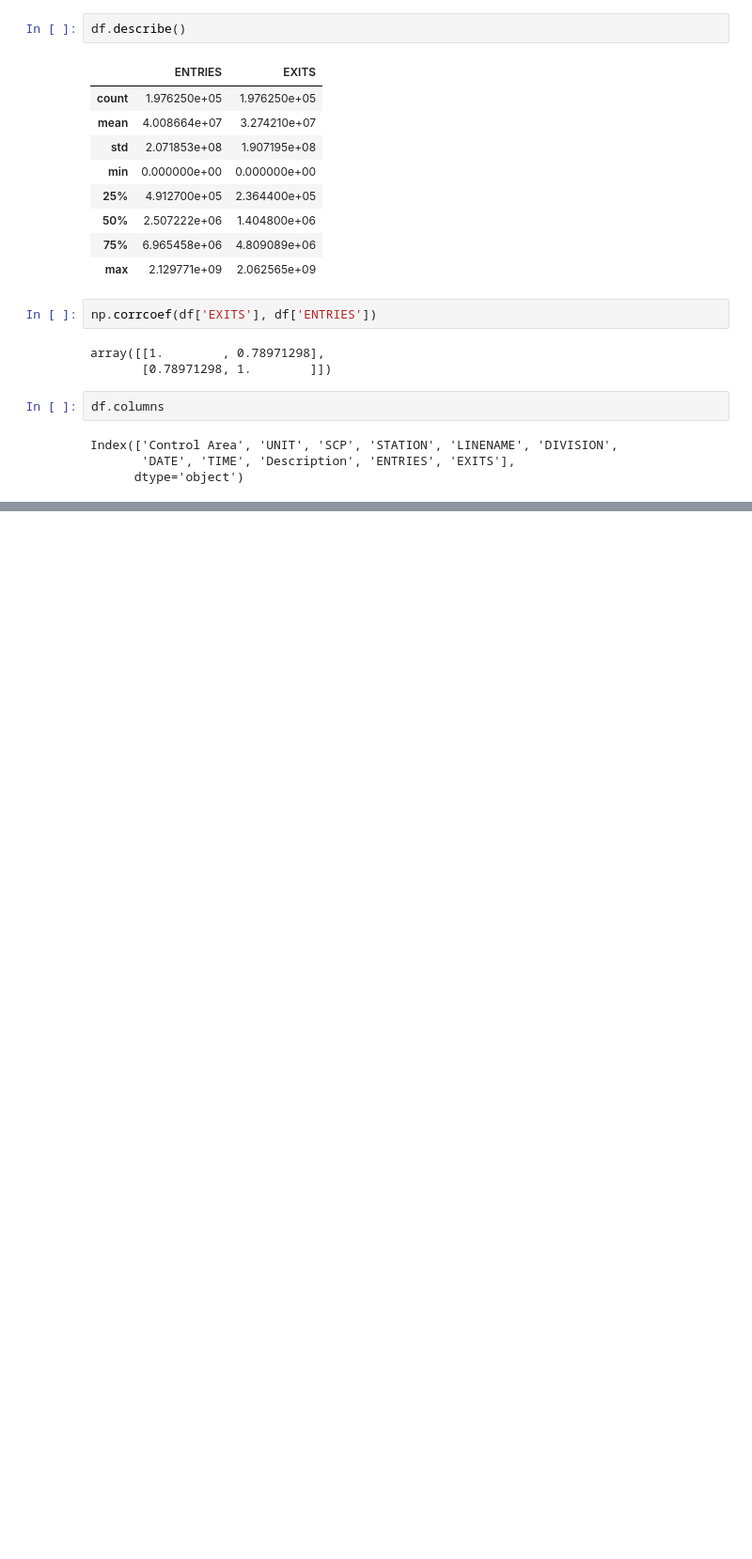
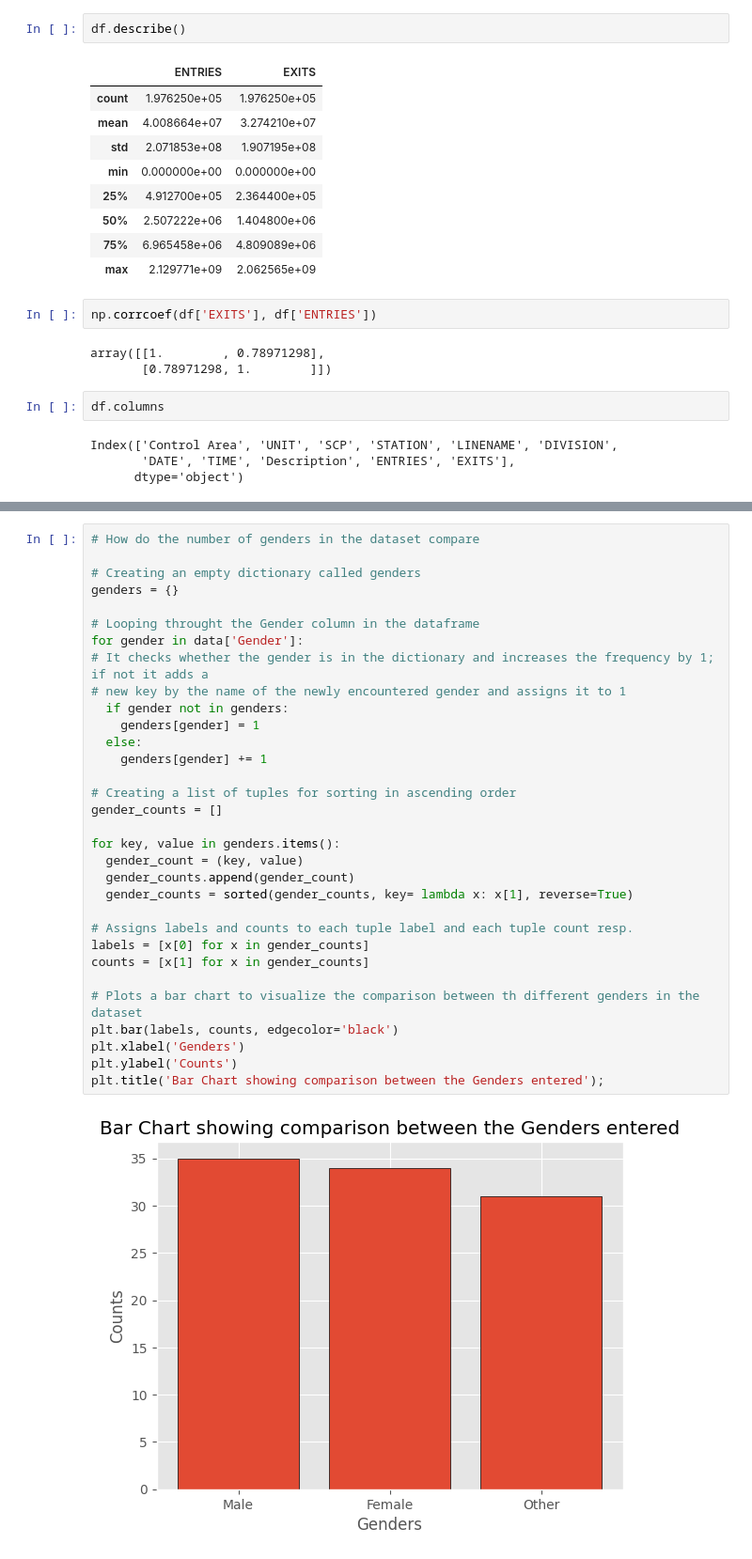
Before and after one commit to Jimmy-ai1/Group_3, a Jupyter notebook: Group_3_task.ipynb, the cells around one changed output, grey strips where cells are left out. Shown: that part at 94% size. Cells and saved outputs as stored; diff of their text form; blank space fills up the shorter version.

```diff
--- a/Group_3_task.ipynb
+++ b/Group_3_task.ipynb
@@ -605,0 +669,34 @@ Index(['Control Area', 'UNIT', 'SCP', 'STATION', 'LINENAME', 'DIVISION',
+# %%
+# How do the number of genders in the dataset compare
+
+# Creating an empty dictionary called genders
+genders = {}
+
+# Looping throught the Gender column in the dataframe
+for gender in data['Gender']:
+# It checks whether the gender is in the dictionary and increases the frequency by 1; if not it adds a
+# new key by the name of the newly encountered gender and assigns it to 1
+  if gender not in genders:
+    genders[gender] = 1
+  else:
+    genders[gender] += 1
+
+# Creating a list of tuples for sorting in ascending order
+gender_counts = []
+
+for key, value in genders.items():
+  gender_count = (key, value)
+  gender_counts.append(gender_count)
+  gender_counts = sorted(gender_counts, key= lambda x: x[1], reverse=True)
+
+# Assigns labels and counts to each tuple label and each tuple count resp.
+labels = [x[0] for x in gender_counts]
+counts = [x[1] for x in gender_counts]
+
+# Plots a bar chart to visualize the comparison between th different genders in the dataset
+plt.bar(labels, counts, edgecolor='black')
+plt.xlabel('Genders')
+plt.ylabel('Counts')
+plt.title('Bar Chart showing comparison between the Genders entered');
+# %% [output]
+[figure, added]
```
Also changed, not shown: parts of 6 cells of this notebook.
